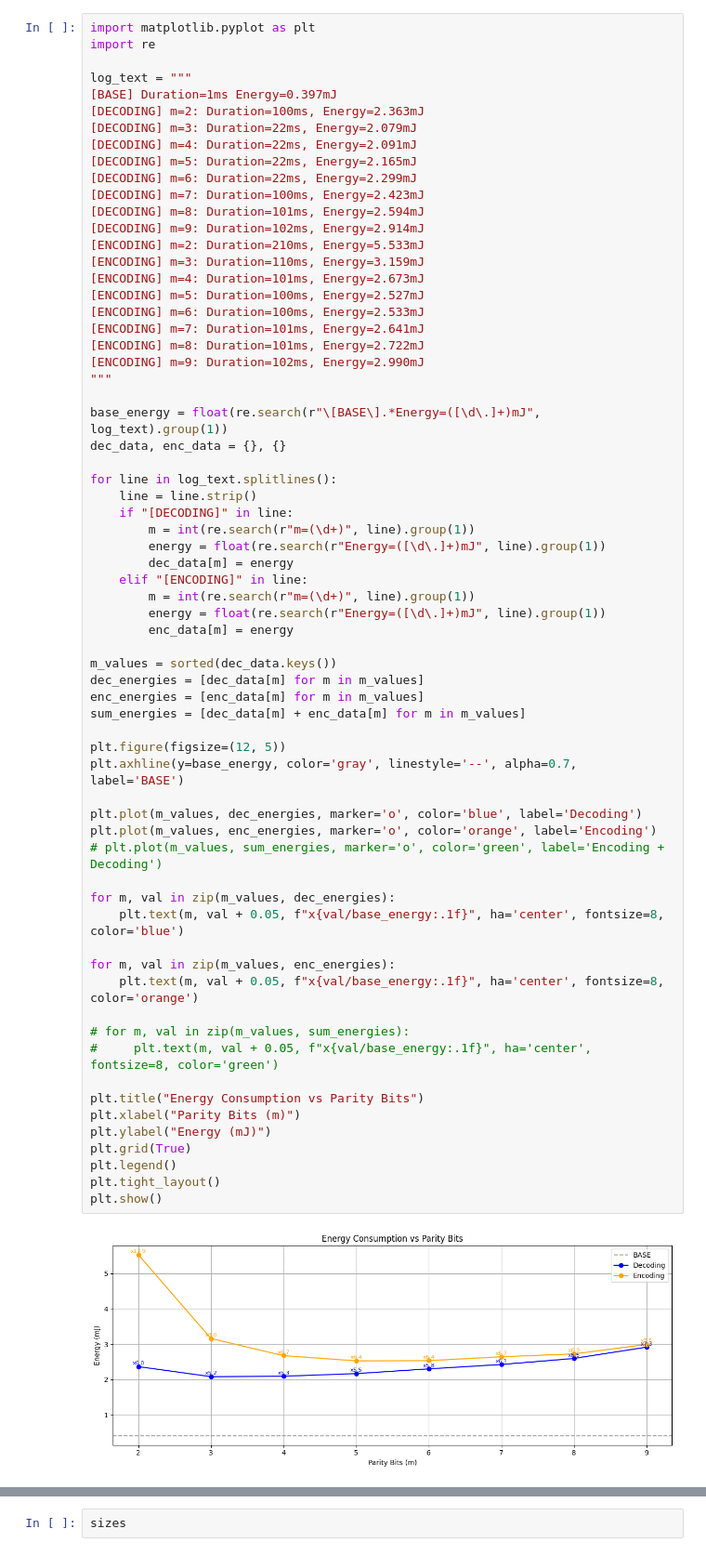
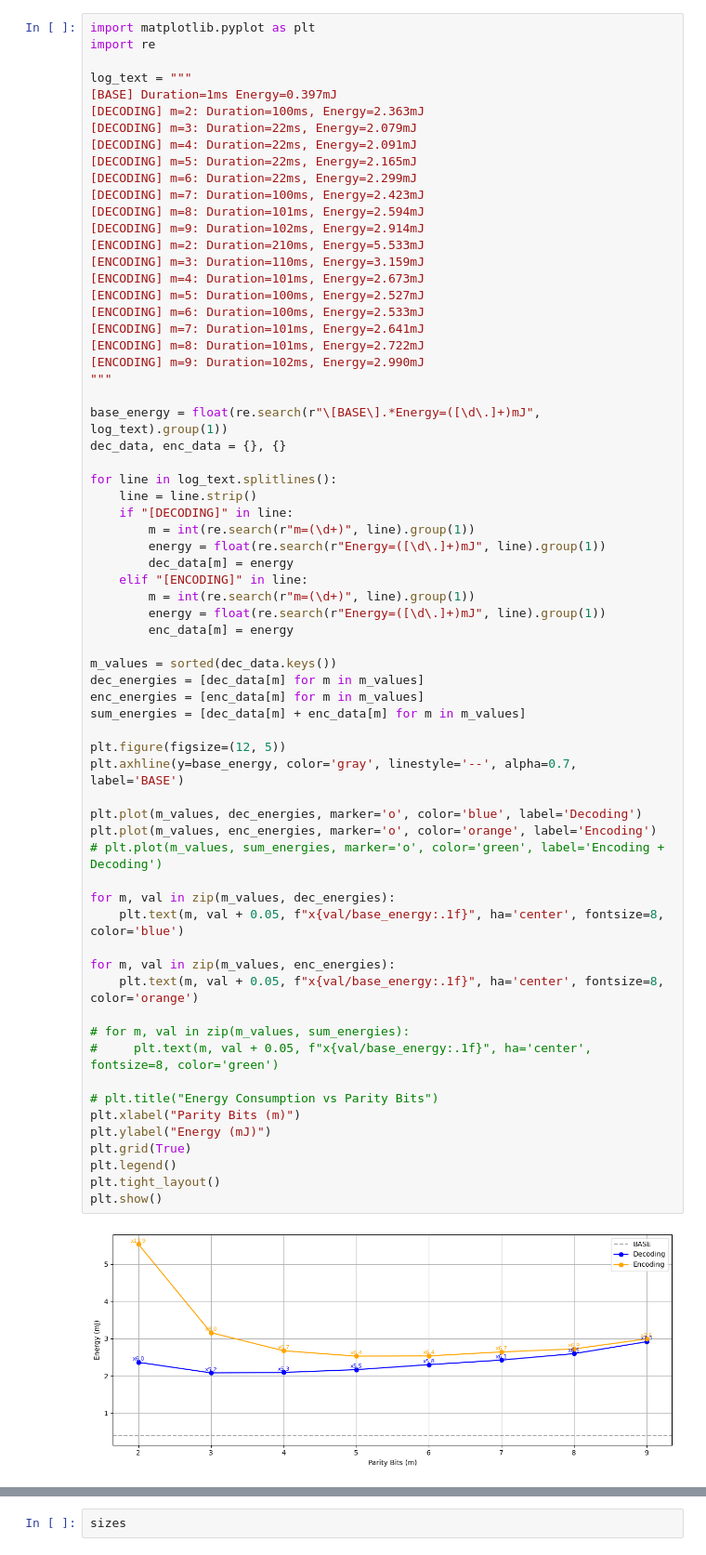
Before and after one commit to j1sk1ss/CDBMS_ICDE2026, a Jupyter notebook: CDBMS.ipynb, the cells around one changed output, grey strips where cells are left out. Shown at 93% size. Drawn from its saved outputs; the diff is of its cells as text.

```diff
--- a/CDBMS.ipynb
+++ b/CDBMS.ipynb
@@ -98,35 +98,35 @@ for line in log_text.splitlines():
         enc_data[m] = energy
 
 m_values = sorted(dec_data.keys())
 dec_energies = [dec_data[m] for m in m_values]
 enc_energies = [enc_data[m] for m in m_values]
 sum_energies = [dec_data[m] + enc_data[m] for m in m_values]
 
 plt.figure(figsize=(12, 5))
 plt.axhline(y=base_energy, color='gray', linestyle='--', alpha=0.7, label='BASE')
 
 plt.plot(m_values, dec_energies, marker='o', color='blue', label='Decoding')
 plt.plot(m_values, enc_energies, marker='o', color='orange', label='Encoding')
 # plt.plot(m_values, sum_energies, marker='o', color='green', label='Encoding + Decoding')
 
 for m, val in zip(m_values, dec_energies):
     plt.text(m, val + 0.05, f"x{val/base_energy:.1f}", ha='center', fontsize=8, color='blue')
 
 for m, val in zip(m_values, enc_energies):
     plt.text(m, val + 0.05, f"x{val/base_energy:.1f}", ha='center', fontsize=8, color='orange')
 
 # for m, val in zip(m_values, sum_energies):
 #     plt.text(m, val + 0.05, f"x{val/base_energy:.1f}", ha='center', fontsize=8, color='green')
 
-plt.title("Energy Consumption vs Parity Bits")
+# plt.title("Energy Consumption vs Parity Bits")
 plt.xlabel("Parity Bits (m)")
 plt.ylabel("Energy (mJ)")
 plt.grid(True)
 plt.legend()
 plt.tight_layout()
 plt.show()
 # %% [output]
-[figure, old version]
+[figure, new version]
 # %%
 import matplotlib.pyplot as plt
 
```
Also changed, not shown: parts of 5 cells of this notebook.
